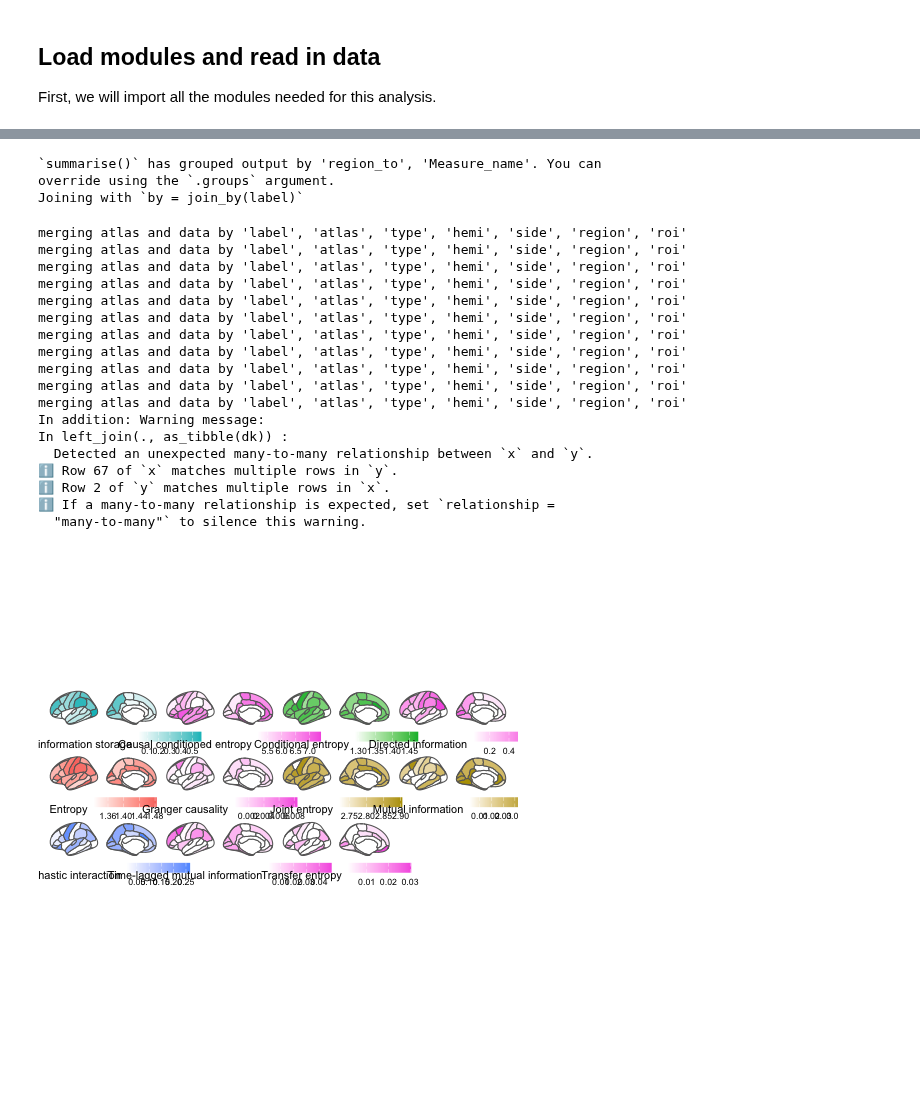
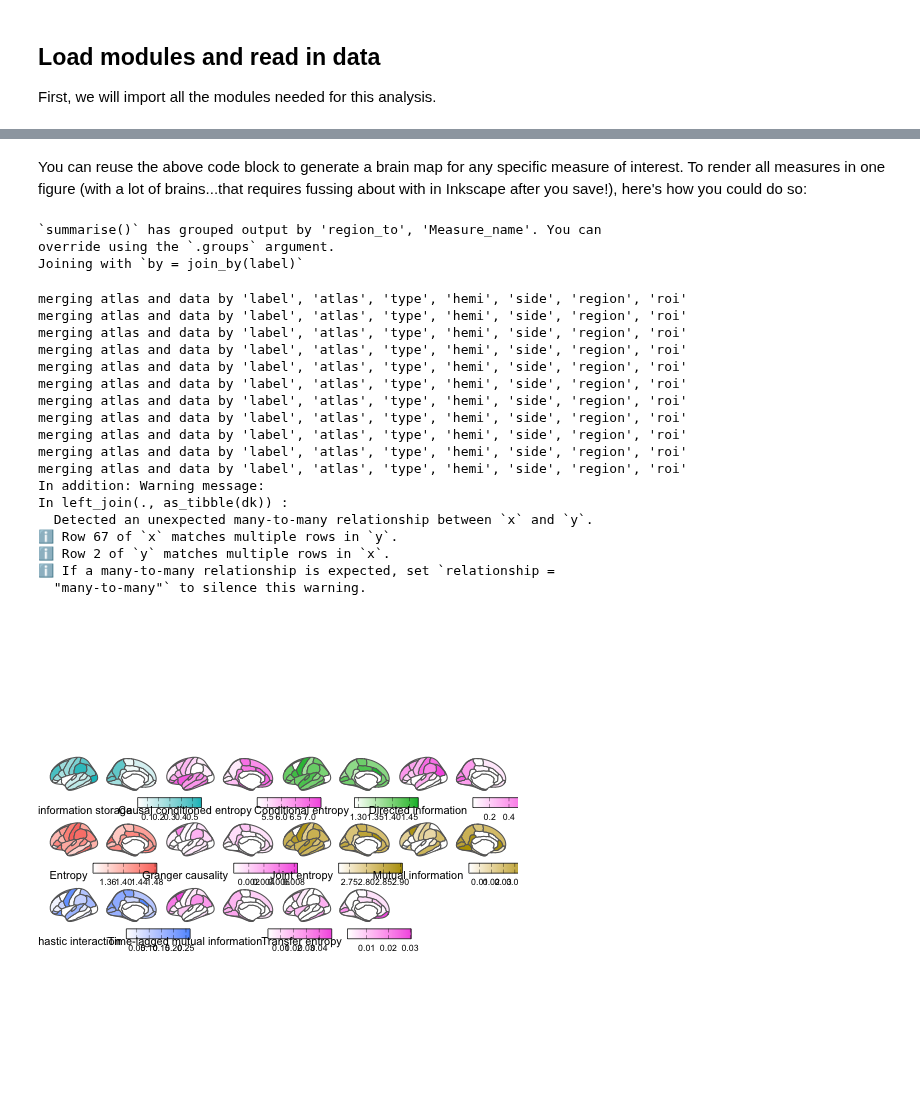
Before and after one commit to anniegbryant/info_theory_visuals, a Jupyter notebook: fMRI_analyze_infotheory_measures.ipynb, the cells around one changed output, grey strips where cells are left out. Drawn from its saved outputs; the diff is of its cells as text; code cells hidden in the pictures; blank space fills up the shorter version.

```diff
--- a/fMRI_analyze_infotheory_measures.ipynb
+++ b/fMRI_analyze_infotheory_measures.ipynb
@@ -44,4 +37,6 @@ infotheory_measure_info = pd.read_csv("data/infotheory_measure_info.csv")
 
 # Load results for HCP participant 298051
 subject_ID = "298051"
-HCP_rsfMRI_info_theory_res = pd.read_csv(f"data/HCP_{subject_ID}_rsfMRI_infotheory_measures.csv").merge(infotheory_measure_info, on="Measure", how='left')
+HCP_rsfMRI_info_theory_res = (pd.read_csv(f"data/HCP_{subject_ID}_rsfMRI_infotheory_measures.csv")
+                              .merge(infotheory_measure_info, on="Measure", how='left')
+                              [['Measure', 'Measure_name', 'Group', 'Group_number', 'region_from', 'region_to', 'value']])
@@ -57,5 +126,8 @@ HCP_rsfMRI_info_theory_res.head()
+# %% [markdown]
+You can reuse the above code block to generate a brain map for any specific measure of interest.
+To render all measures in one figure (with a lot of brains...that requires fussing about with in Inkscape after you save!), here's how you could do so:
 # %%
-%%R -i HCP_rsfMRI_info_theory_res -o mean_measure_value_by_region
+%%R -i HCP_rsfMRI_info_theory_res
 
 # Generate default color palette
 gg_color_hue <- function(n) {
@@ -69,7 +141,7 @@ mean_measure_value_by_region <- HCP_rsfMRI_info_theory_res %>%
   group_by(region_to, Measure_name, Group_number) %>%
   summarise(mean_value = mean(value, na.rm=T)) %>%
   ungroup() %>%
-  mutate(label = glue("lh_{region_to}"),
+  mutate(label = paste0("lh_", region_to),
          mean_value = ifelse(mean_value<0, NA_real_, mean_value))
 
 mean_measure_value_by_region_dk <- mean_measure_value_by_region %>%
@@ -91,32 +163,33 @@ for (measure in unique(mean_measure_value_by_region_dk$Measure_name)) {
                   legend.key.width = unit(0.45, "cm"),
                   legend.key.height = unit(0.35, "cm"),
                   legend.position = "bottom") +
+            guides(fill = guide_colourbar(frame.colour = "black", ticks.colour = "black")) +
             scale_fill_gradient(low="white", high=measure_group_color, na.value="white")
       plot_list[[measure]] <- p
 }
 
 wrap_plots(plot_list)
-# ggsave("../figures/figure_drafting/HCP_rsfMRI_info_theory_measures_in_brain.svg", width=10, height=5, units="in", dpi=300)
+# ggsave("figures/figure_drafting/HCP_rsfMRI_info_theory_measures_in_brain.svg", width=10, height=5, units="in", dpi=300)
 # %% [output]
 `summarise()` has grouped output by 'region_to', 'Measure_name'. You can
 override using the `.groups` argument.
 Joining with `by = join_by(label)`
 merging atlas and data by 'label', 'atlas', 'type', 'hemi', 'side', 'region', 'roi'
 merging atlas and data by 'label', 'atlas', 'type', 'hemi', 'side', 'region', 'roi'
 merging atlas and data by 'label', 'atlas', 'type', 'hemi', 'side', 'region', 'roi'
 merging atlas and data by 'label', 'atlas', 'type', 'hemi', 'side', 'region', 'roi'
 merging atlas and data by 'label', 'atlas', 'type', 'hemi', 'side', 'region', 'roi'
 merging atlas and data by 'label', 'atlas', 'type', 'hemi', 'side', 'region', 'roi'
 merging atlas and data by 'label', 'atlas', 'type', 'hemi', 'side', 'region', 'roi'
 merging atlas and data by 'label', 'atlas', 'type', 'hemi', 'side', 'region', 'roi'
 merging atlas and data by 'label', 'atlas', 'type', 'hemi', 'side', 'region', 'roi'
 merging atlas and data by 'label', 'atlas', 'type', 'hemi', 'side', 'region', 'roi'
 merging atlas and data by 'label', 'atlas', 'type', 'hemi', 'side', 'region', 'roi'
 In addition: Warning message:
 In left_join(., as_tibble(dk)) :
   Detected an unexpected many-to-many relationship between `x` and `y`.
 ℹ Row 67 of `x` matches multiple rows in `y`.
 ℹ Row 2 of `y` matches multiple rows in `x`.
 ℹ If a many-to-many relationship is expected, set `relationship =
   "many-to-many"` to silence this warning.
-[figure, old version]
+[figure, new version]
```
Also changed, not shown: parts of 8 cells of this notebook, 3 other files.
